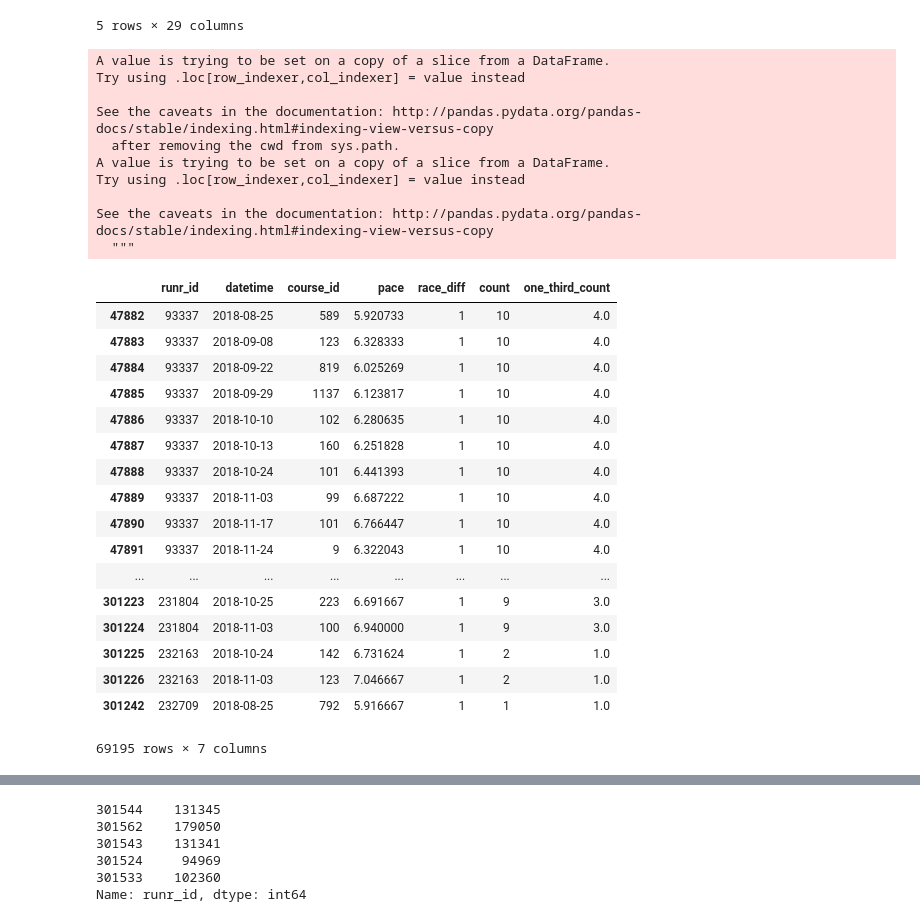
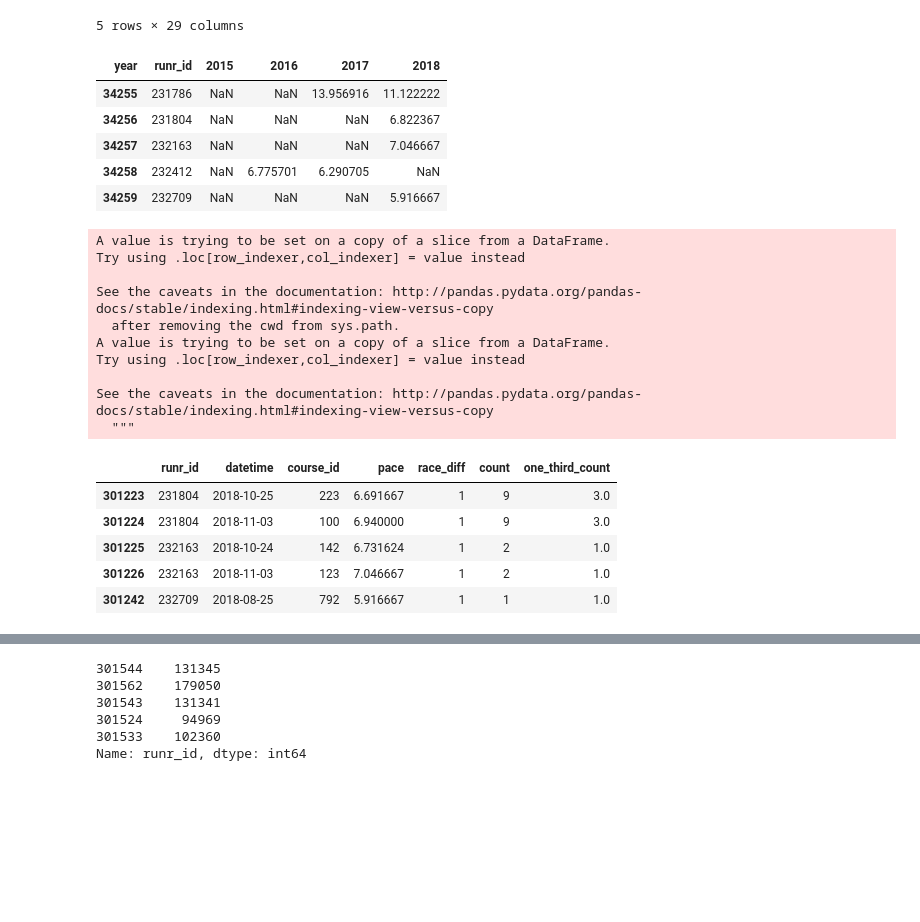
Before and after one commit to DRBrenner/race_performance_final, a Jupyter notebook: runner_table_creation.ipynb, the cells around one changed output, grey strips where cells are left out. Saved outputs shown, nothing was run; the diff lists cells and outputs as text; code cells hidden in the pictures; blank space fills up the shorter version.

```diff
--- a/runner_table_creation.ipynb
+++ b/runner_table_creation.ipynb
@@ -353,37 +359,43 @@ results_complete_df.tail()
+# %%
+# THIS CODE WORKS, BUT CANNOT FIGURE OUT HOW TO CALL THE COLUMNS (even to rename), SO NOT USING
+runner_race_counts_end_year = runner_race_counts.copy()
+
+#Group by runr_id and year, but keep only last third of records.  The calculate the mean of those records (per year per runr_id)
+runner_race_counts_end_year= runner_race_counts_end_year.groupby(["runr_id","year"]).tail(runner_race_counts_end_year["one_third_count"])
+runner_race_counts_end_year= runner_race_counts_end_year.groupby(["runr_id","year"])["pace"].mean().reset_index().sort_values("runr_id")
+
+#Reshape (Pivot) year rows to be columns
+runner_race_counts_end_year = runner_race_counts_end_year.pivot(index="runr_id",columns="year",values="pace").reset_index()
+runner_race_counts_end_year = runner_race_counts_end_year.rename(columns = {"2015":"end_2015"})
+runner_race_counts_end_year.tail()
+# %% [output]
+| year | runr_id | 2015 | 2016 | 2017 | 2018 |
+| 34255 | 231786 | NaN | NaN | 13.956916 | 11.122222 |
+| 34256 | 231804 | NaN | NaN | NaN | 6.822367 |
+| 34257 | 232163 | NaN | NaN | NaN | 7.046667 |
+| 34258 | 232412 | NaN | 6.775701 | 6.290705 | NaN |
+| 34259 | 232709 | NaN | NaN | NaN | 5.916667 |
 # %%
 # Get all 2018 races and calculate the total number of races per racer ("count") to calculate rounded one third of races
 runner_race_counts = results_complete_df.groupby(["runr_id","datetime","course_id","pace"]).nunique()["race_diff"].reset_index()
 runner_race_counts2018 = runner_race_counts.loc[(runner_race_counts['datetime']>'2018-5-31') & (runner_race_counts['datetime']<'2019-1-1')]
 runner_race_counts2018["count"] = runner_race_counts2018.groupby("runr_id")['runr_id'].transform('count')
 runner_race_counts2018["one_third_count"] = np.ceil(runner_race_counts2018["count"]/3)
-runner_race_counts_bottom = runner_race_counts.copy()
-runner_race_counts2018
+runner_race_counts2018.tail()
 # %% [output]
 A value is trying to be set on a copy of a slice from a DataFrame.
 Try using .loc[row_indexer,col_indexer] = value instead
 
 See the caveats in the documentation: http://pandas.pydata.org/pandas-docs/stable/indexing.html#indexing-view-versus-copy
   after removing the cwd from sys.path.
 A value is trying to be set on a copy of a slice from a DataFrame.
 Try using .loc[row_indexer,col_indexer] = value instead
 
 See the caveats in the documentation: http://pandas.pydata.org/pandas-docs/stable/indexing.html#indexing-view-versus-copy
   """
 |  | runr_id | datetime | course_id | pace | race_diff | count | one_third_count |
-| 47882 | 93337 | 2018-08-25 | 589 | 5.920733 | 1 | 10 | 4.0 |
-| 47883 | 93337 | 2018-09-08 | 123 | 6.328333 | 1 | 10 | 4.0 |
-| 47884 | 93337 | 2018-09-22 | 819 | 6.025269 | 1 | 10 | 4.0 |
-| 47885 | 93337 | 2018-09-29 | 1137 | 6.123817 | 1 | 10 | 4.0 |
-| 47886 | 93337 | 2018-10-10 | 102 | 6.280635 | 1 | 10 | 4.0 |
-| 47887 | 93337 | 2018-10-13 | 160 | 6.251828 | 1 | 10 | 4.0 |
-| 47888 | 93337 | 2018-10-24 | 101 | 6.441393 | 1 | 10 | 4.0 |
-| 47889 | 93337 | 2018-11-03 | 99 | 6.687222 | 1 | 10 | 4.0 |
-| 47890 | 93337 | 2018-11-17 | 101 | 6.766447 | 1 | 10 | 4.0 |
-| 47891 | 93337 | 2018-11-24 | 9 | 6.322043 | 1 | 10 | 4.0 |
-| ... | ... | ... | ... | ... | ... | ... | ... |
 | 301223 | 231804 | 2018-10-25 | 223 | 6.691667 | 1 | 9 | 3.0 |
 | 301224 | 231804 | 2018-11-03 | 100 | 6.940000 | 1 | 9 | 3.0 |
 | 301225 | 232163 | 2018-10-24 | 142 | 6.731624 | 1 | 2 | 1.0 |
 | 301226 | 232163 | 2018-11-03 | 123 | 7.046667 | 1 | 2 | 1.0 |
 | 301242 | 232709 | 2018-08-25 | 792 | 5.916667 | 1 | 1 | 1.0 |
-69195 rows × 7 columns
```
Also changed, not shown: parts of 13 cells of this notebook, 4 other files.
